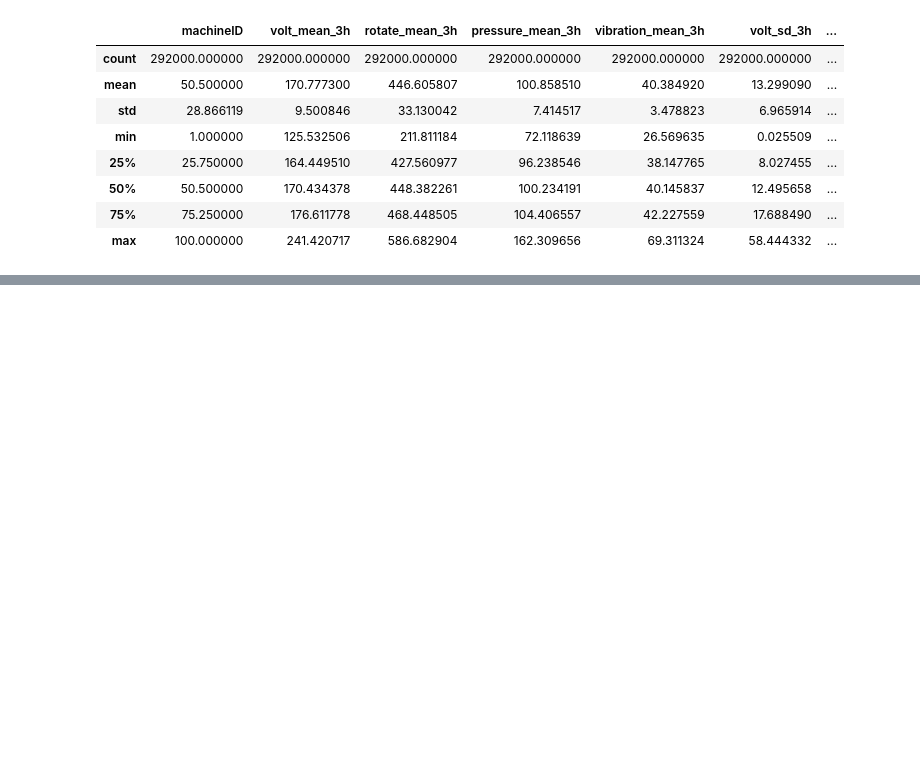
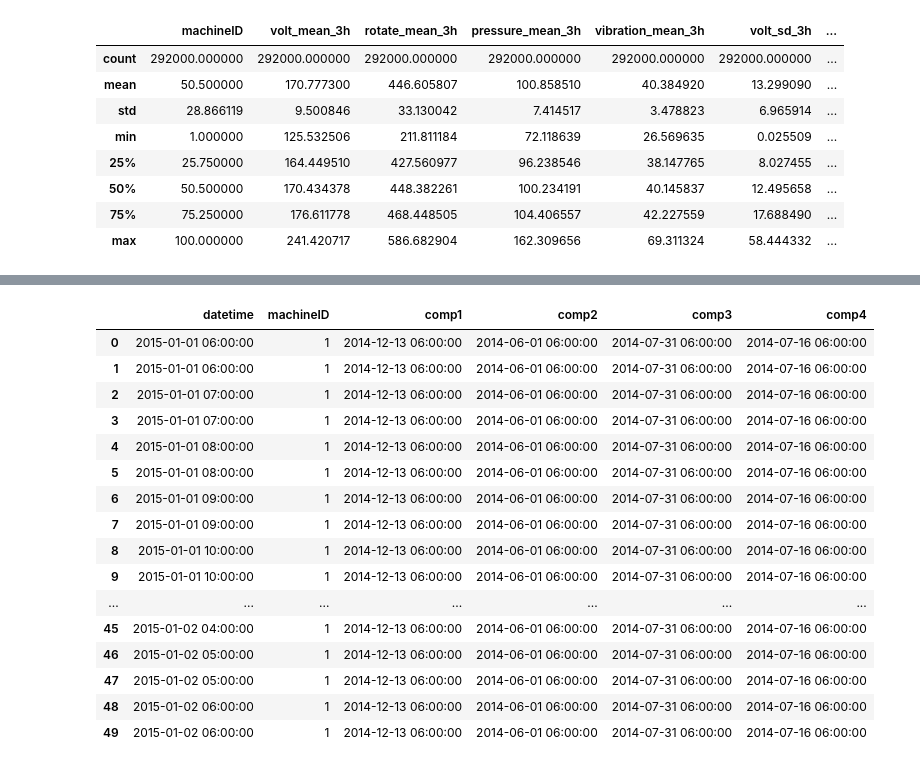
Before and after one commit to yunyun3599/MLStudy, a Jupyter notebook: Data_Anaylsis_And_Machine_Learning/09_predictive_maintenance/predictive_maintenance.ipynb, the cells around one changed output, grey strips where cells are left out. Cells and saved outputs as stored; diff of their text form; code cells hidden in the pictures; blank space fills up the shorter version.

```diff
--- a/Data_Anaylsis_And_Machine_Learning/09_predictive_maintenance/predictive_maintenance.ipynb
+++ b/Data_Anaylsis_And_Machine_Learning/09_predictive_maintenance/predictive_maintenance.ipynb
@@ -607,0 +732,8 @@ telemetry_feat.describe()
+# %%
+comp_rep = telemetry[["datetime", "machineID"]].merge(
+    comp_rep_grouped,
+    on=["machineID", "datetime"],
+    how="outer"
+).fillna(0.0).sort_values(by=["machineID", "datetime"])
+
+comp_rep.head()
@@ -607,0 +747,6 @@ telemetry_feat.describe()
+# %%
+components = ["comp1", "comp2", "comp3", "comp4"]
+# %%
+for comp in components:
+  print(f"comp: {comp}")
+  print(-comp_rep[comp].isnull())
@@ -607,0 +771,5 @@ telemetry_feat.describe()
+# %%
+for comp in components:
+  comp_rep.loc[comp_rep[comp] < 1, comp] = None
+  comp_rep.loc[-comp_rep[comp].isnull(), comp] = comp_rep.loc[-comp_rep[comp].isnull(), "datetime"]
+  comp_rep[comp] = pd.to_datetime(comp_rep[comp].fillna(method="ffill"))
@@ -607,0 +792,21 @@ telemetry_feat.describe()
+# %%
+comp_rep = comp_rep.loc[comp_rep["datetime"] > pd.to_datetime("2015-01-01")]
+comp_rep.head(50)
+# %% [output]
+|  | datetime | machineID | comp1 | comp2 | comp3 | comp4 |
+| 0 | 2015-01-01 06:00:00 | 1 | 2014-12-13 06:00:00 | 2014-06-01 06:00:00 | 2014-07-31 06:00:00 | 2014-07-16 06:00:00 |
+| 1 | 2015-01-01 06:00:00 | 1 | 2014-12-13 06:00:00 | 2014-06-01 06:00:00 | 2014-07-31 06:00:00 | 2014-07-16 06:00:00 |
+| 2 | 2015-01-01 07:00:00 | 1 | 2014-12-13 06:00:00 | 2014-06-01 06:00:00 | 2014-07-31 06:00:00 | 2014-07-16 06:00:00 |
+| 3 | 2015-01-01 07:00:00 | 1 | 2014-12-13 06:00:00 | 2014-06-01 06:00:00 | 2014-07-31 06:00:00 | 2014-07-16 06:00:00 |
+| 4 | 2015-01-01 08:00:00 | 1 | 2014-12-13 06:00:00 | 2014-06-01 06:00:00 | 2014-07-31 06:00:00 | 2014-07-16 06:00:00 |
+| 5 | 2015-01-01 08:00:00 | 1 | 2014-12-13 06:00:00 | 2014-06-01 06:00:00 | 2014-07-31 06:00:00 | 2014-07-16 06:00:00 |
+| 6 | 2015-01-01 09:00:00 | 1 | 2014-12-13 06:00:00 | 2014-06-01 06:00:00 | 2014-07-31 06:00:00 | 2014-07-16 06:00:00 |
+| 7 | 2015-01-01 09:00:00 | 1 | 2014-12-13 06:00:00 | 2014-06-01 06:00:00 | 2014-07-31 06:00:00 | 2014-07-16 06:00:00 |
+| 8 | 2015-01-01 10:00:00 | 1 | 2014-12-13 06:00:00 | 2014-06-01 06:00:00 | 2014-07-31 06:00:00 | 2014-07-16 06:00:00 |
+| 9 | 2015-01-01 10:00:00 | 1 | 2014-12-13 06:00:00 | 2014-06-01 06:00:00 | 2014-07-31 06:00:00 | 2014-07-16 06:00:00 |
+| ... | ... | ... | ... | ... | ... | ... |
+| 45 | 2015-01-02 04:00:00 | 1 | 2014-12-13 06:00:00 | 2014-06-01 06:00:00 | 2014-07-31 06:00:00 | 2014-07-16 06:00:00 |
+| 46 | 2015-01-02 05:00:00 | 1 | 2014-12-13 06:00:00 | 2014-06-01 06:00:00 | 2014-07-31 06:00:00 | 2014-07-16 06:00:00 |
+| 47 | 2015-01-02 05:00:00 | 1 | 2014-12-13 06:00:00 | 2014-06-01 06:00:00 | 2014-07-31 06:00:00 | 2014-07-16 06:00:00 |
+| 48 | 2015-01-02 06:00:00 | 1 | 2014-12-13 06:00:00 | 2014-06-01 06:00:00 | 2014-07-31 06:00:00 | 2014-07-16 06:00:00 |
+| 49 | 2015-01-02 06:00:00 | 1 | 2014-12-13 06:00:00 | 2014-06-01 06:00:00 | 2014-07-31 06:00:00 | 2014-07-16 06:00:00 |
```
Also changed, not shown: parts of 24 cells of this notebook.
